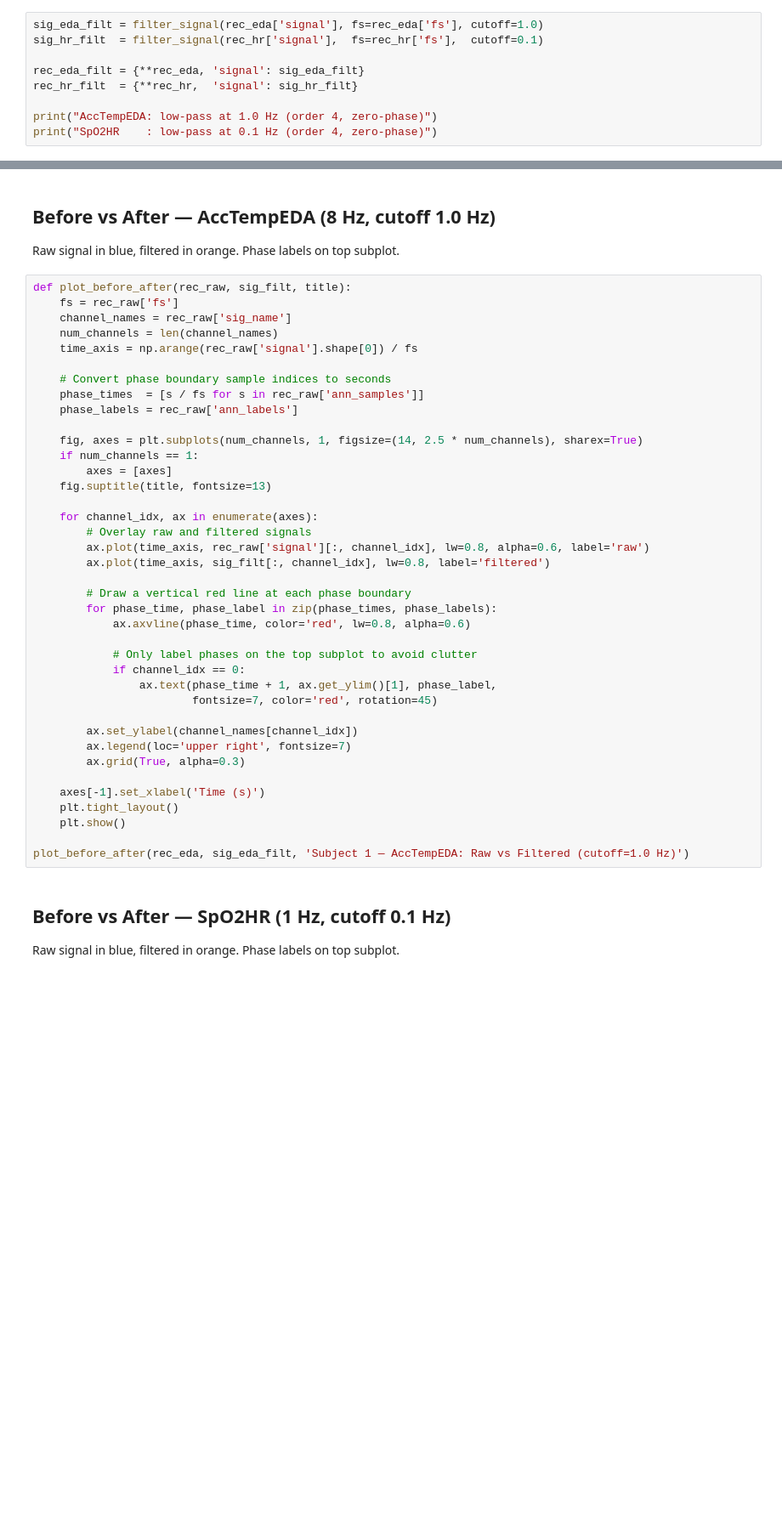
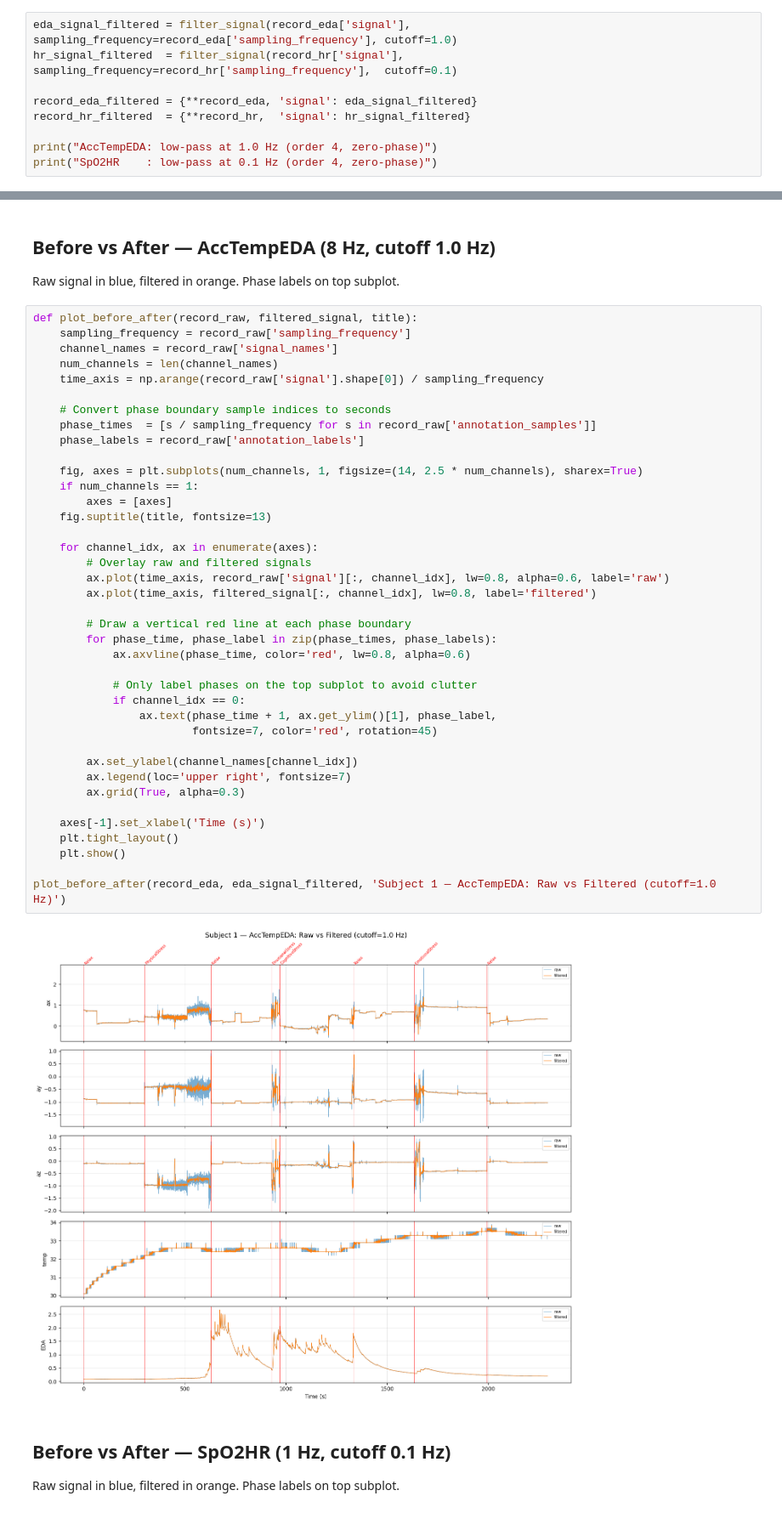
Before and after one commit to Nesa002/biosignal-stress-classification, a Jupyter notebook: notebooks/02_preprocessing.ipynb, the cells around one changed output, grey strips where cells are left out. Shown at 85% size. Saved outputs shown, nothing was run; the diff lists cells and outputs as text; blank space fills up the shorter version.

```diff
--- a/notebooks/02_preprocessing.ipynb
+++ b/notebooks/02_preprocessing.ipynb
@@ -46,11 +58,11 @@ for name, rec in [('AccTempEDA', rec_eda), ('SpO2HR', rec_hr)]:
 
 Both use order-4, zero-phase (`filtfilt`).
 # %%
-sig_eda_filt = filter_signal(rec_eda['signal'], fs=rec_eda['fs'], cutoff=1.0)
-sig_hr_filt  = filter_signal(rec_hr['signal'],  fs=rec_hr['fs'],  cutoff=0.1)
+eda_signal_filtered = filter_signal(record_eda['signal'], sampling_frequency=record_eda['sampling_frequency'], cutoff=1.0)
+hr_signal_filtered  = filter_signal(record_hr['signal'],  sampling_frequency=record_hr['sampling_frequency'],  cutoff=0.1)
 
-rec_eda_filt = {**rec_eda, 'signal': sig_eda_filt}
-rec_hr_filt  = {**rec_hr,  'signal': sig_hr_filt}
+record_eda_filtered = {**record_eda, 'signal': eda_signal_filtered}
+record_hr_filtered  = {**record_hr,  'signal': hr_signal_filtered}
 
 print("AccTempEDA: low-pass at 1.0 Hz (order 4, zero-phase)")
 print("SpO2HR    : low-pass at 0.1 Hz (order 4, zero-phase)")
@@ -59,44 +74,46 @@ print("SpO2HR    : low-pass at 0.1 Hz (order 4, zero-phase)")
 
 Raw signal in blue, filtered in orange. Phase labels on top subplot.
 # %%
-def plot_before_after(rec_raw, sig_filt, title):
-    fs = rec_raw['fs']
-    channel_names = rec_raw['sig_name']
+def plot_before_after(record_raw, filtered_signal, title):
+    sampling_frequency = record_raw['sampling_frequency']
+    channel_names = record_raw['signal_names']
     num_channels = len(channel_names)
-    time_axis = np.arange(rec_raw['signal'].shape[0]) / fs
+    time_axis = np.arange(record_raw['signal'].shape[0]) / sampling_frequency
 
     # Convert phase boundary sample indices to seconds
-    phase_times  = [s / fs for s in rec_raw['ann_samples']]
-    phase_labels = rec_raw['ann_labels']
+    phase_times  = [s / sampling_frequency for s in record_raw['annotation_samples']]
+    phase_labels = record_raw['annotation_labels']
 
     fig, axes = plt.subplots(num_channels, 1, figsize=(14, 2.5 * num_channels), sharex=True)
     if num_channels == 1:
         axes = [axes]
     fig.suptitle(title, fontsize=13)
 
     for channel_idx, ax in enumerate(axes):
         # Overlay raw and filtered signals
-        ax.plot(time_axis, rec_raw['signal'][:, channel_idx], lw=0.8, alpha=0.6, label='raw')
-        ax.plot(time_axis, sig_filt[:, channel_idx], lw=0.8, label='filtered')
+        ax.plot(time_axis, record_raw['signal'][:, channel_idx], lw=0.8, alpha=0.6, label='raw')
+        ax.plot(time_axis, filtered_signal[:, channel_idx], lw=0.8, label='filtered')
 
         # Draw a vertical red line at each phase boundary
         for phase_time, phase_label in zip(phase_times, phase_labels):
             ax.axvline(phase_time, color='red', lw=0.8, alpha=0.6)
 
             # Only label phases on the top subplot to avoid clutter
             if channel_idx == 0:
                 ax.text(phase_time + 1, ax.get_ylim()[1], phase_label,
                         fontsize=7, color='red', rotation=45)
 
         ax.set_ylabel(channel_names[channel_idx])
         ax.legend(loc='upper right', fontsize=7)
         ax.grid(True, alpha=0.3)
 
     axes[-1].set_xlabel('Time (s)')
     plt.tight_layout()
     plt.show()
 
-plot_before_after(rec_eda, sig_eda_filt, 'Subject 1 — AccTempEDA: Raw vs Filtered (cutoff=1.0 Hz)')
+plot_before_after(record_eda, eda_signal_filtered, 'Subject 1 — AccTempEDA: Raw vs Filtered (cutoff=1.0 Hz)')
+# %% [output]
+[figure, added]
 # %% [markdown]
 ## Before vs After — SpO2HR (1 Hz, cutoff 0.1 Hz)
 
```
Also changed, not shown: parts of 5 cells of this notebook, 11 other files.
